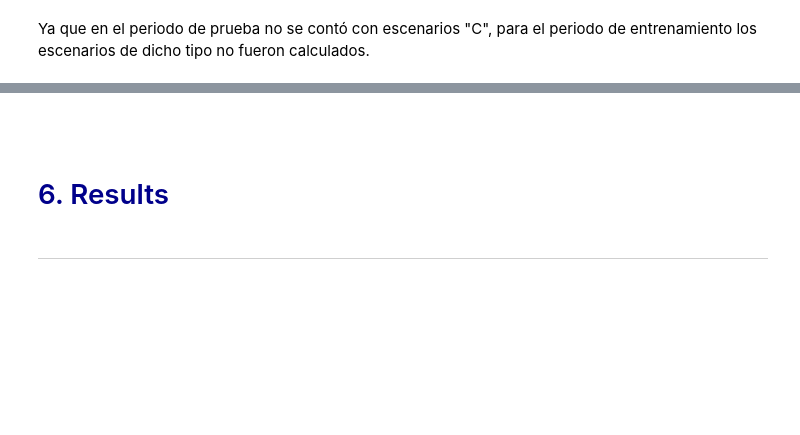
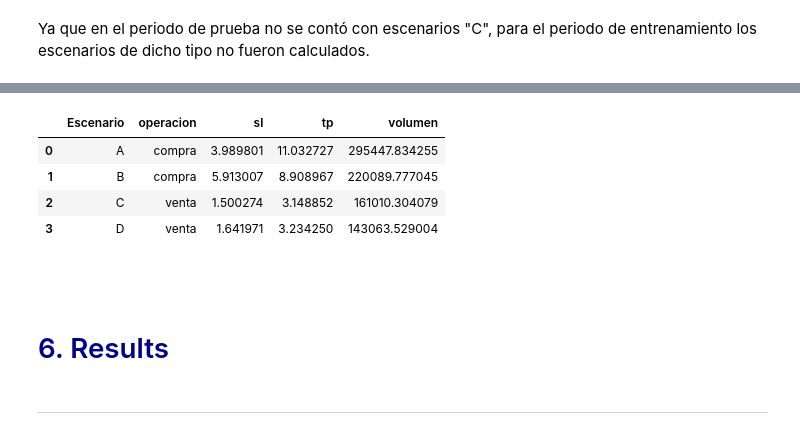
Before and after one commit to jesusalvarezc/FInal_Project, a Jupyter notebook: notebook_final.ipynb, the cells around one changed output, grey strips where cells are left out. Cells and saved outputs as stored; diff of their text form; code cells hidden in the pictures; blank space fills up the shorter version.

```diff
--- a/notebook_final.ipynb
+++ b/notebook_final.ipynb
@@ -531,0 +565,4 @@ df_backtest
+# %%
+lb = [3,3,1,1,8,8,3,3,100000,100000,50000,50000]
+ub = [10,10,3,3,20,20,6,6,500000,500000,200000,200000]
+cost, df_decisiones_optimo, graph = fn.f_optimizacion(metric, lb, ub, operacion)
@@ -532,3 +574,11 @@ df_backtest
+# %%
+df_decisiones_optimo
+# %% [output]
+|  | Escenario | operacion | sl | tp | volumen |
+| 0 | A | compra | 3.989801 | 11.032727 | 295447.834255 |
+| 1 | B | compra | 5.913007 | 8.908967 | 220089.777045 |
+| 2 | C | venta | 1.500274 | 3.148852 | 161010.304079 |
+| 3 | D | venta | 1.641971 | 3.234250 | 143063.529004 |
 # %% [markdown]
 <br>
 # %% [markdown]
```
Also changed, not shown: parts of 7 cells of this notebook, 1 other file.
